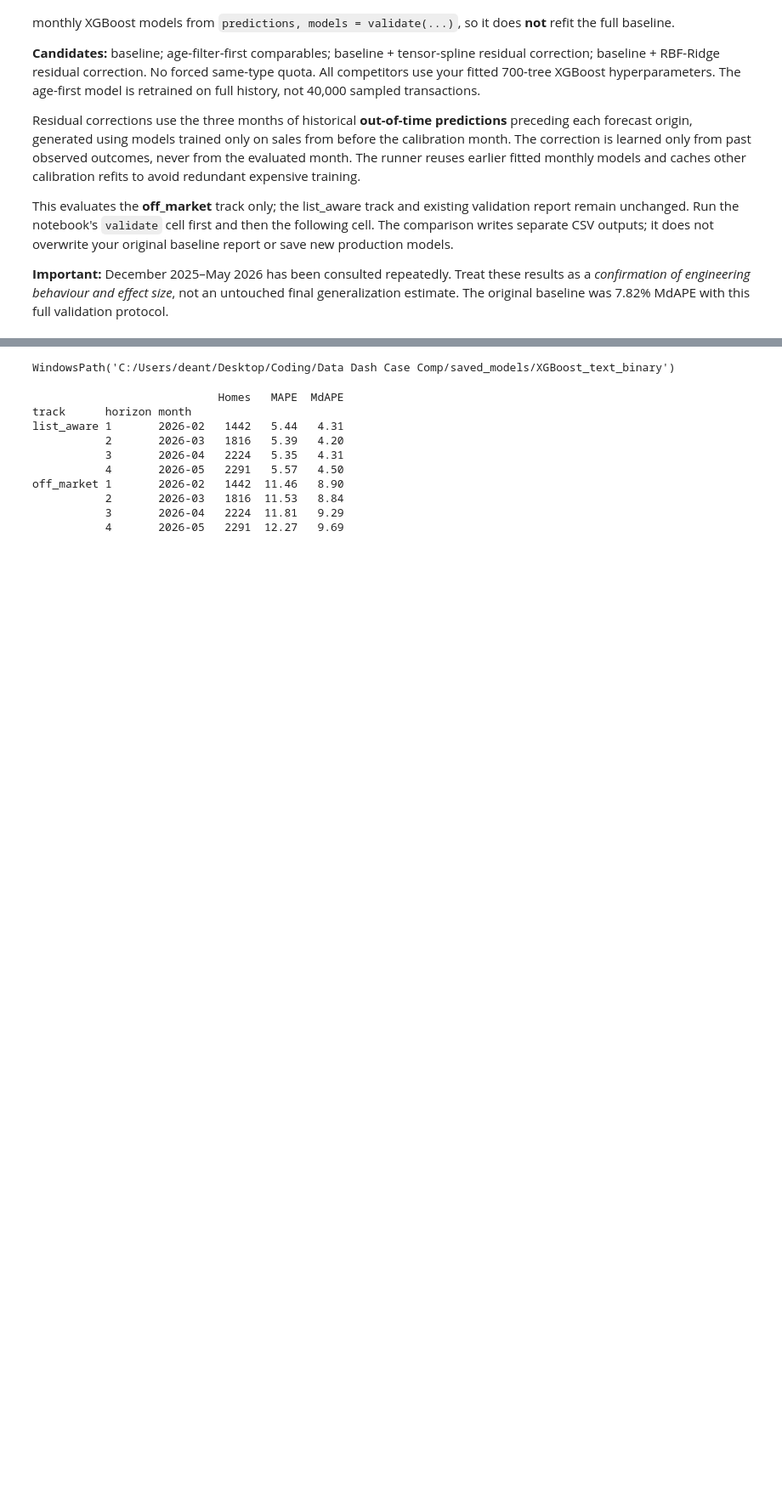
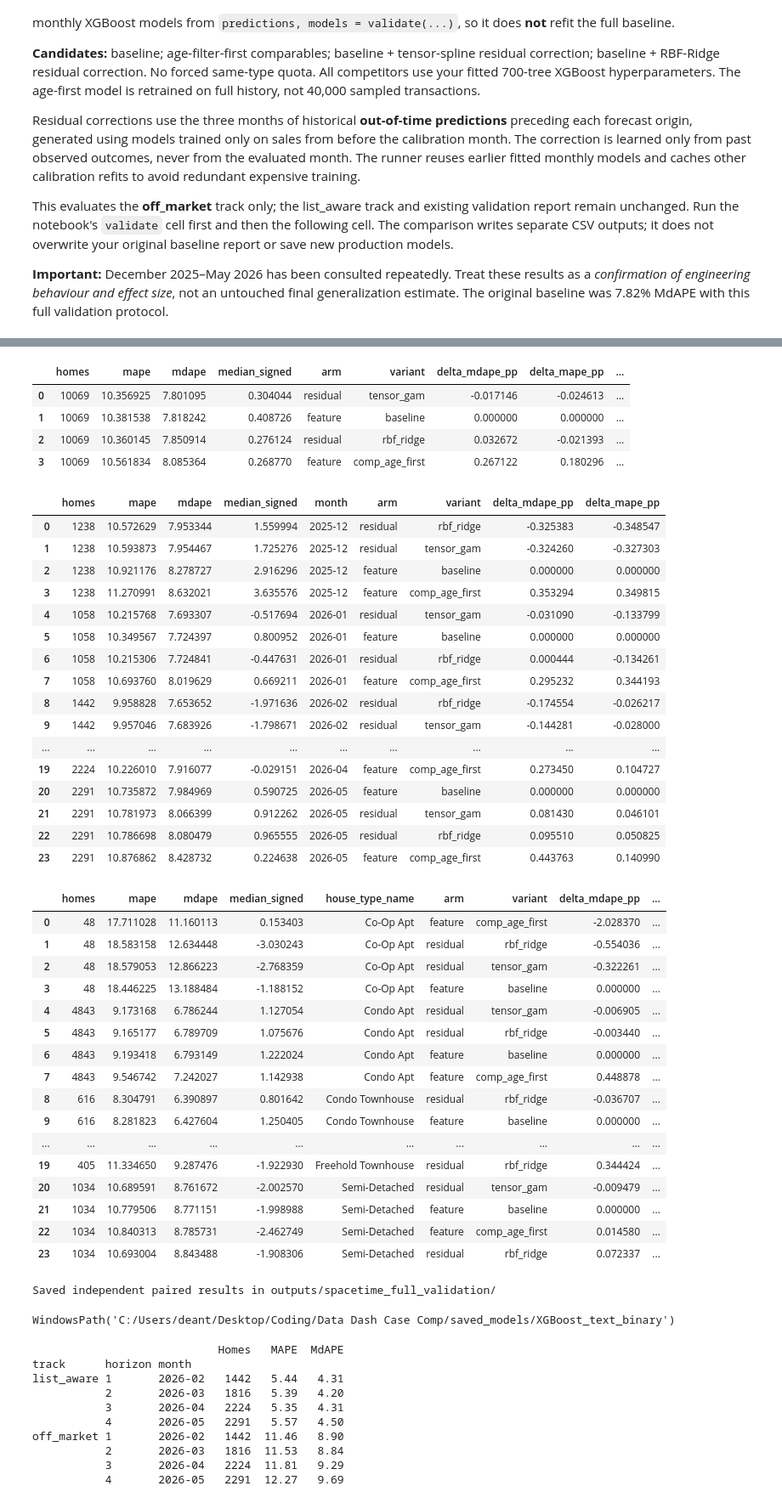
Before and after one commit to HiddenL123/SSU-Data-Dash-hdnl-comp, a Jupyter notebook: model_run.ipynb, the cells around one changed output, grey strips where cells are left out. Shown at 85% size. Saved outputs shown, nothing was run; the diff lists cells and outputs as text; code cells hidden in the pictures; blank space fills up the shorter version.

Commit message:
tested spatiotemporal residual methods

```diff
--- a/model_run.ipynb
+++ b/model_run.ipynb
@@ -361,15 +448,16 @@ if RUN_FULL_SPACETIME_COMPARISON:
         baseline_predictions=predictions,
         fitted_models=models,
         months=VALIDATION_MONTHS,
-        mode="expanding",   # matches the existing validate(...) call above
+        mode="expanding",
         calibration_months=3,
-        calibration_cap=None,   # use ALL eligible previous-month sales
-        residual_strength=0.5,  # fixed from development screen; not retuned here
+        calibration_cap=None,
+        residual_strength=0.5,
         bootstrap_repeats=500,
-        output_dir="outputs/spacetime_full_validation",
+        output_dir="outputs/spacetime_restored_validation",
         resume=True,
     )
     display(st_pooled)
     display(st_monthly)
     display(st_by_type)
     print("Saved independent paired results in outputs/spacetime_full_validation/")
+# %% [output]
@@ -376,3 +481,43 @@ if RUN_FULL_SPACETIME_COMPARISON:
+|  | homes | mape | mdape | median_signed | arm | variant | delta_mdape_pp | delta_mape_pp | ... |
+| 0 | 10069 | 10.356925 | 7.801095 | 0.304044 | residual | tensor_gam | -0.017146 | -0.024613 | ... |
+| 1 | 10069 | 10.381538 | 7.818242 | 0.408726 | feature | baseline | 0.000000 | 0.000000 | ... |
+| 2 | 10069 | 10.360145 | 7.850914 | 0.276124 | residual | rbf_ridge | 0.032672 | -0.021393 | ... |
+| 3 | 10069 | 10.561834 | 8.085364 | 0.268770 | feature | comp_age_first | 0.267122 | 0.180296 | ... |
+|  | homes | mape | mdape | median_signed | month | arm | variant | delta_mdape_pp | delta_mape_pp |
+| 0 | 1238 | 10.572629 | 7.953344 | 1.559994 | 2025-12 | residual | rbf_ridge | -0.325383 | -0.348547 |
+| 1 | 1238 | 10.593873 | 7.954467 | 1.725276 | 2025-12 | residual | tensor_gam | -0.324260 | -0.327303 |
+| 2 | 1238 | 10.921176 | 8.278727 | 2.916296 | 2025-12 | feature | baseline | 0.000000 | 0.000000 |
+| 3 | 1238 | 11.270991 | 8.632021 | 3.635576 | 2025-12 | feature | comp_age_first | 0.353294 | 0.349815 |
+| 4 | 1058 | 10.215768 | 7.693307 | -0.517694 | 2026-01 | residual | tensor_gam | -0.031090 | -0.133799 |
+| 5 | 1058 | 10.349567 | 7.724397 | 0.800952 | 2026-01 | feature | baseline | 0.000000 | 0.000000 |
+| 6 | 1058 | 10.215306 | 7.724841 | -0.447631 | 2026-01 | residual | rbf_ridge | 0.000444 | -0.134261 |
+| 7 | 1058 | 10.693760 | 8.019629 | 0.669211 | 2026-01 | feature | comp_age_first | 0.295232 | 0.344193 |
+| 8 | 1442 | 9.958828 | 7.653652 | -1.971636 | 2026-02 | residual | rbf_ridge | -0.174554 | -0.026217 |
+| 9 | 1442 | 9.957046 | 7.683926 | -1.798671 | 2026-02 | residual | tensor_gam | -0.144281 | -0.028000 |
+| ... | ... | ... | ... | ... | ... | ... | ... | ... | ... |
+| 19 | 2224 | 10.226010 | 7.916077 | -0.029151 | 2026-04 | feature | comp_age_first | 0.273450 | 0.104727 |
+| 20 | 2291 | 10.735872 | 7.984969 | 0.590725 | 2026-05 | feature | baseline | 0.000000 | 0.000000 |
+| 21 | 2291 | 10.781973 | 8.066399 | 0.912262 | 2026-05 | residual | tensor_gam | 0.081430 | 0.046101 |
+| 22 | 2291 | 10.786698 | 8.080479 | 0.965555 | 2026-05 | residual | rbf_ridge | 0.095510 | 0.050825 |
+| 23 | 2291 | 10.876862 | 8.428732 | 0.224638 | 2026-05 | feature | comp_age_first | 0.443763 | 0.140990 |
+|  | homes | mape | mdape | median_signed | house_type_name | arm | variant | delta_mdape_pp | ... |
+| 0 | 48 | 17.711028 | 11.160113 | 0.153403 | Co-Op Apt | feature | comp_age_first | -2.028370 | ... |
+| 1 | 48 | 18.583158 | 12.634448 | -3.030243 | Co-Op Apt | residual | rbf_ridge | -0.554036 | ... |
+| 2 | 48 | 18.579053 | 12.866223 | -2.768359 | Co-Op Apt | residual | tensor_gam | -0.322261 | ... |
+| 3 | 48 | 18.446225 | 13.188484 | -1.188152 | Co-Op Apt | feature | baseline | 0.000000 | ... |
+| 4 | 4843 | 9.173168 | 6.786244 | 1.127054 | Condo Apt | residual | tensor_gam | -0.006905 | ... |
+| 5 | 4843 | 9.165177 | 6.789709 | 1.075676 | Condo Apt | residual | rbf_ridge | -0.003440 | ... |
+| 6 | 4843 | 9.193418 | 6.793149 | 1.222024 | Condo Apt | feature | baseline | 0.000000 | ... |
+| 7 | 4843 | 9.546742 | 7.242027 | 1.142938 | Condo Apt | feature | comp_age_first | 0.448878 | ... |
+| 8 | 616 | 8.304791 | 6.390897 | 0.801642 | Condo Townhouse | residual | rbf_ridge | -0.036707 | ... |
+| 9 | 616 | 8.281823 | 6.427604 | 1.250405 | Condo Townhouse | feature | baseline | 0.000000 | ... |
+| ... | ... | ... | ... | ... | ... | ... | ... | ... | ... |
+| 19 | 405 | 11.334650 | 9.287476 | -1.922930 | Freehold Townhouse | residual | rbf_ridge | 0.344424 | ... |
+| 20 | 1034 | 10.689591 | 8.761672 | -2.002570 | Semi-Detached | residual | tensor_gam | -0.009479 | ... |
+| 21 | 1034 | 10.779506 | 8.771151 | -1.998988 | Semi-Detached | feature | baseline | 0.000000 | ... |
+| 22 | 1034 | 10.840313 | 8.785731 | -2.462749 | Semi-Detached | feature | comp_age_first | 0.014580 | ... |
+| 23 | 1034 | 10.693004 | 8.843488 | -1.908306 | Semi-Detached | residual | rbf_ridge | 0.072337 | ... |
+Saved independent paired results in outputs/spacetime_full_validation/
 # %%
 from save_model import save_model
 save_model(
```
Also changed, not shown: parts of 3 cells of this notebook, 2 other files.
